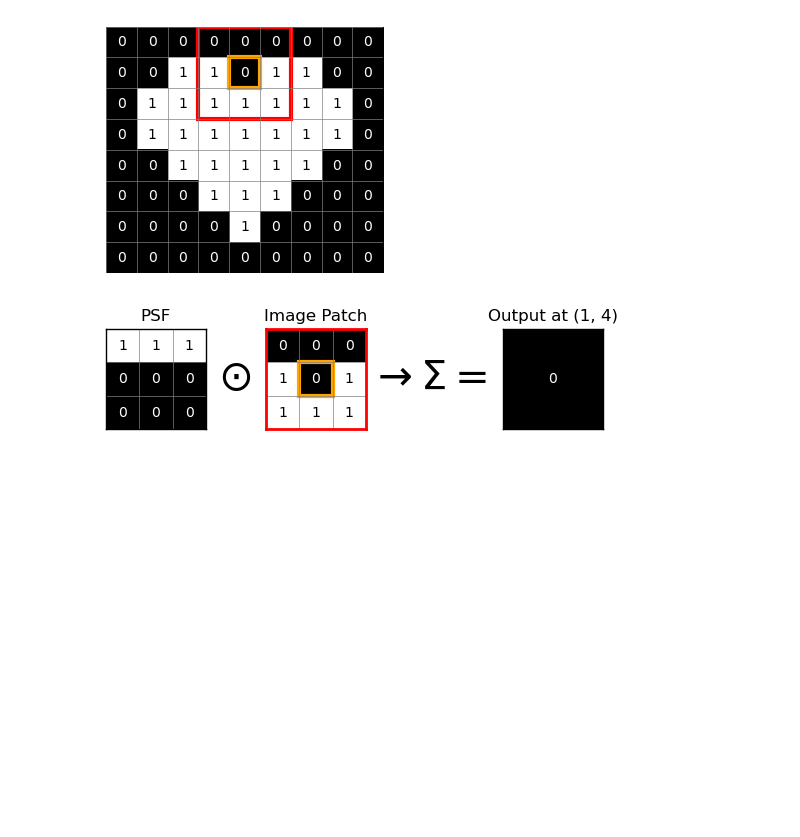
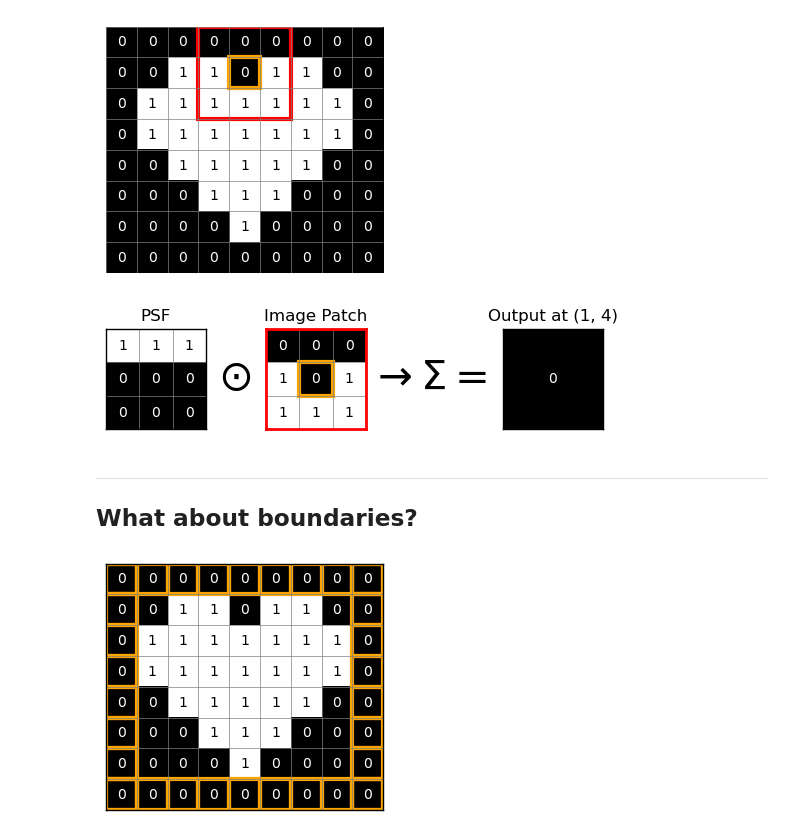
Before and after one commit to lunakim-ubc/ImageDeblurring, a Jupyter notebook: blurring_matrix.ipynb, the cells around one changed output. Cells and saved outputs as stored; diff of their text form; code cells hidden in the pictures; blank space fills up the shorter version.

Commit message:
add boundary marked plot

```diff
--- a/blurring_matrix.ipynb
+++ b/blurring_matrix.ipynb
@@ -114,3 +114,16 @@ plot_conv_step_at_pos(h_psf, heart, (1,4), (0,3))
 # %% [output]
 [figure]
 [figure]
+# %% [markdown]
+----------------
+## What about boundaries?
+# %%
+heart_edge = plot_grid(heart)
+for j in range(heart.shape[1]):
+    highlight_cells(heart_edge, 0, j, color='orange', linewidth=3)
+    highlight_cells(heart_edge, heart.shape[0]-1, j, color='orange', linewidth=3)
+for i in range(heart.shape[0]):
+    highlight_cells(heart_edge, i, 0, color='orange', linewidth=3)
+    highlight_cells(heart_edge, i, heart.shape[1]-1, color='orange', linewidth=3)
+# %% [output]
+[figure, added]
```
